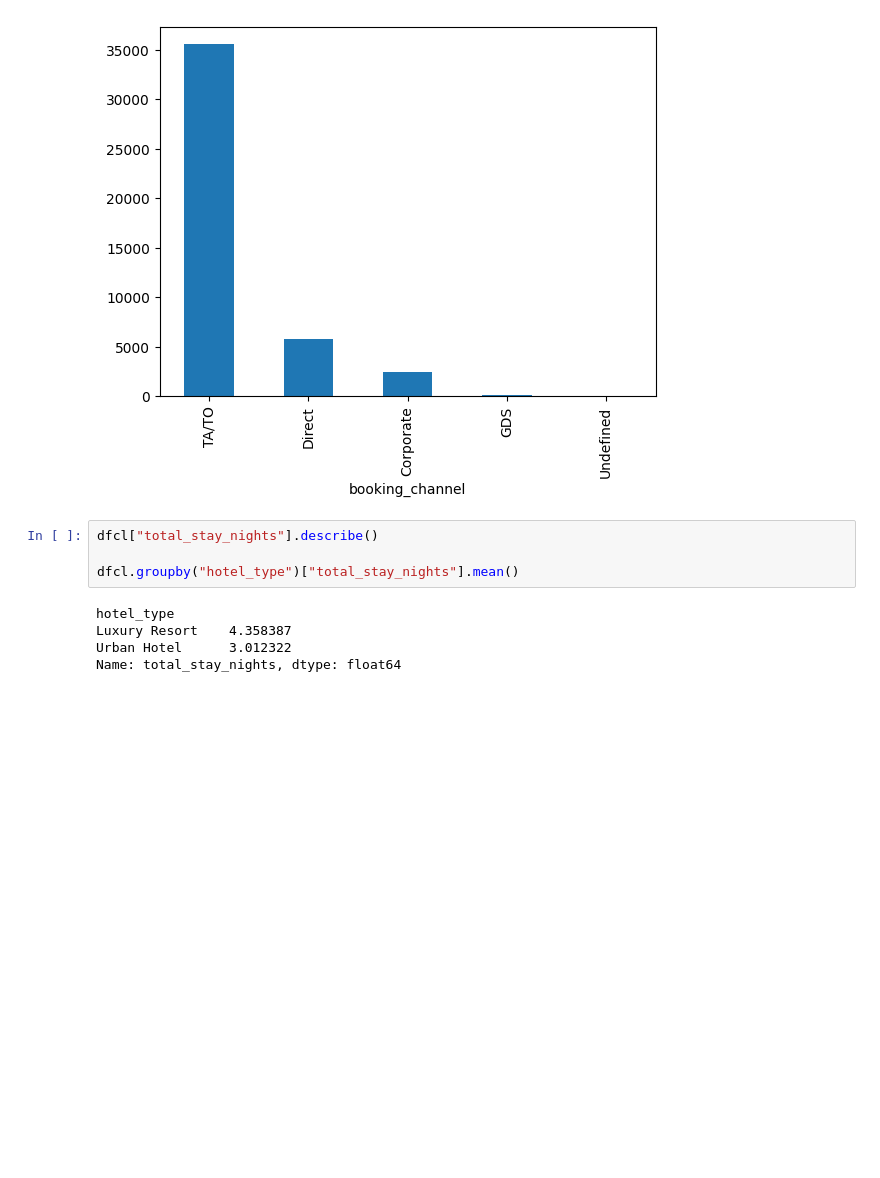
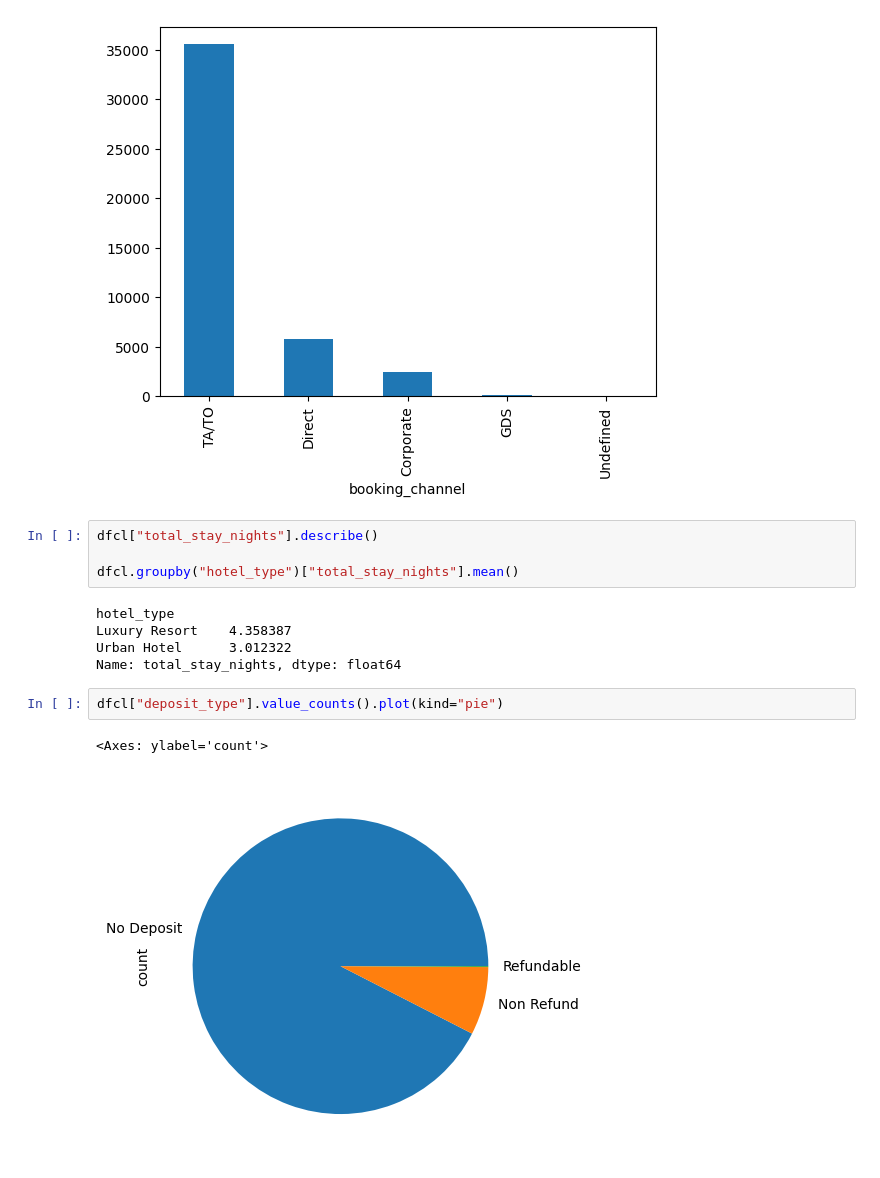
Before and after one commit to mokshithr530/bigdatacheck, a Jupyter notebook: dataset/machintest.ipynb, the cells around one changed output. Drawn from its saved outputs; the diff is of its cells as text; blank space fills up the shorter version.

```diff
--- a/dataset/machintest.ipynb
+++ b/dataset/machintest.ipynb
@@ -561,3 +561,8 @@ hotel_type
 Luxury Resort    4.358387
 Urban Hotel      3.012322
 Name: total_stay_nights, dtype: float64
+# %%
+dfcl["deposit_type"].value_counts().plot(kind="pie")
+# %% [output]
+<Axes: ylabel='count'>
+[figure, added]
```
Also changed, not shown: parts of 7 cells of this notebook.
